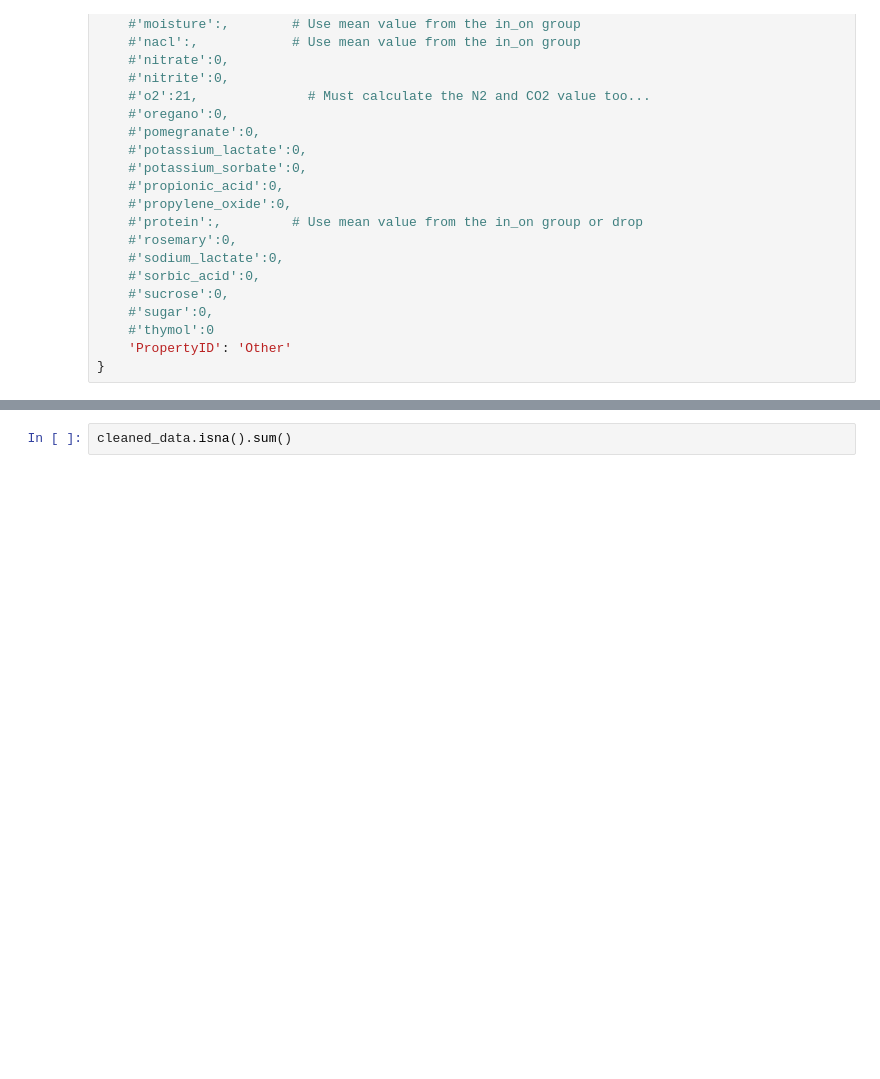
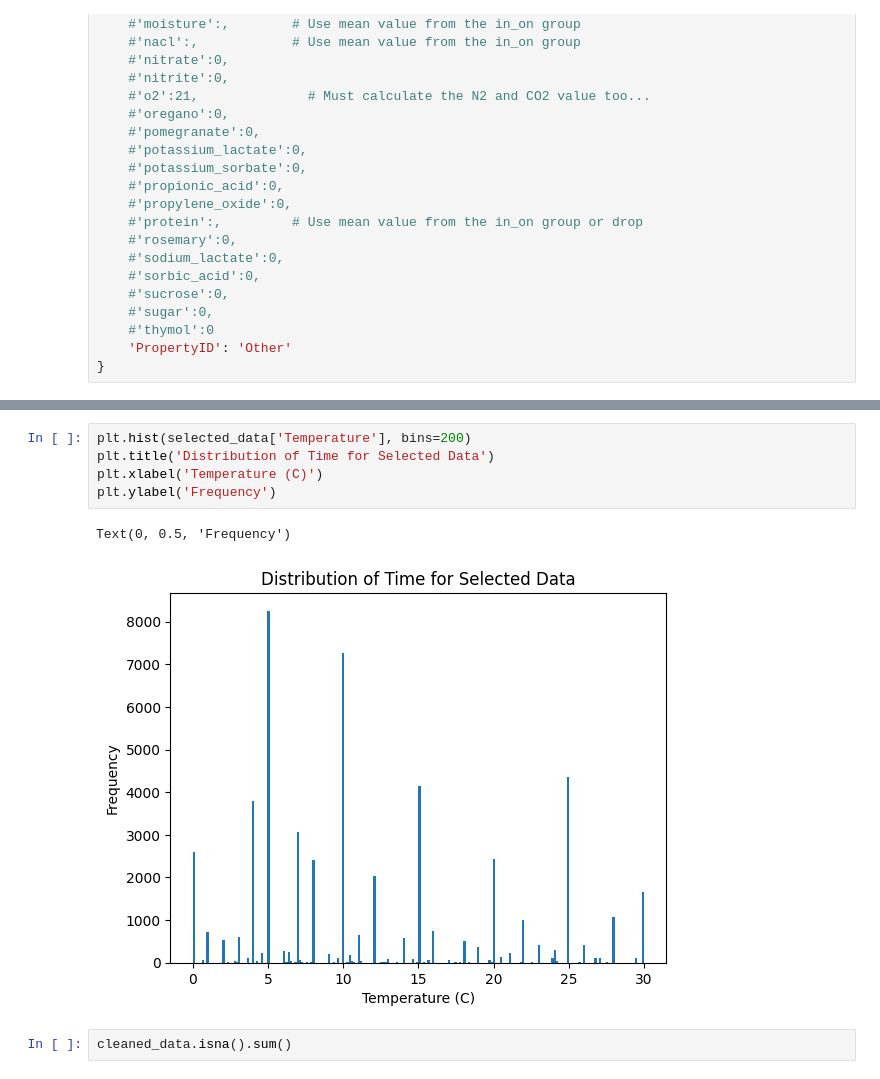
Before and after one commit to lulutinee/safer_food, a Jupyter notebook: notebooks/safer-food.ipynb, the cells around one changed output, grey strips where cells are left out. Saved outputs shown, nothing was run; the diff lists cells and outputs as text; blank space fills up the shorter version.

```diff
--- a/notebooks/safer-food.ipynb
+++ b/notebooks/safer-food.ipynb
@@ -455,3 +496,11 @@ cleaned_data.drop_duplicates().shape
+# %%
+plt.hist(selected_data['Temperature'], bins=200)
+plt.title('Distribution of Time for Selected Data')
+plt.xlabel('Temperature (C)')
+plt.ylabel('Frequency')
+# %% [output]
+Text(0, 0.5, 'Frequency')
+[figure, added]
 # %%
 cleaned_data.isna().sum()
 # %% [output]
```
Also changed, not shown: parts of 39 cells of this notebook, 2 other files.
